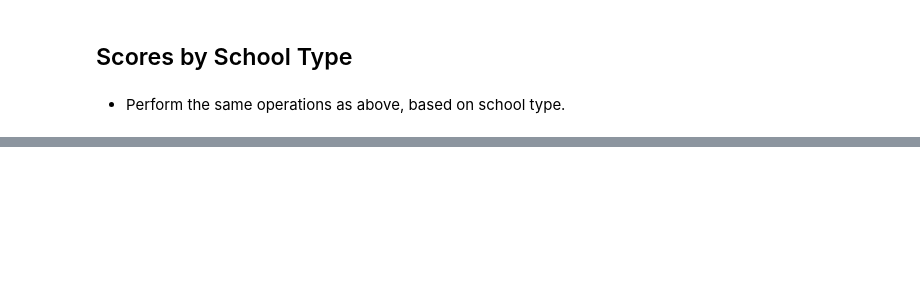
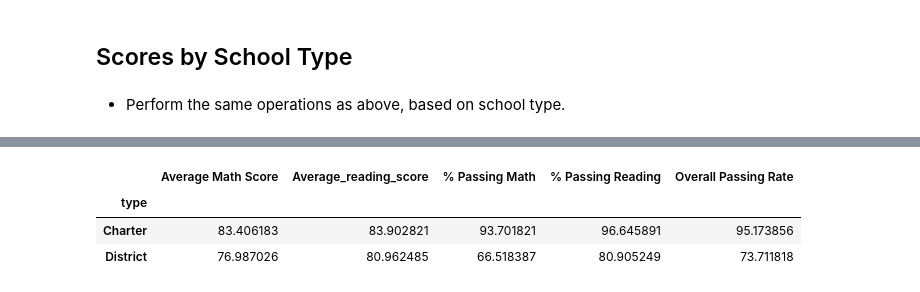
Before and after one commit to klucas11/PyCity-Schools, a Jupyter notebook: PyCitySchools_starter.ipynb, the cells around one changed output, grey strips where cells are left out. Cells and saved outputs as stored; diff of their text form; code cells hidden in the pictures; blank space fills up the shorter version.

```diff
--- a/PyCitySchools_starter.ipynb
+++ b/PyCitySchools_starter.ipynb
@@ -293,0 +324,27 @@ group_names = ["Small (<1000)", "Medium (1000-2000)", "Large (2000-5000)"]
+# %%
+groupby_type = school_data_complete.set_index('type').groupby(['type'])
+groupby_type.head()
+
+average_math_score = groupby_type['math_score'].mean()
+average_reading_score = groupby_type['reading_score'].mean()
+students_per_type = groupby_type['Student ID'].count()
+total_passing_math = school_data_complete[school_data_complete['math_score'] >= 70].groupby('type')['student_name'].count()
+percent_passing_math = (total_passing_math / students_per_type) * 100
+total_passing_reading = school_data_complete[school_data_complete['reading_score'] >= 70].groupby('type')['student_name'].count()
+percent_passing_reading = (total_passing_reading / students_per_type) * 100
+overall_passing_rate = (percent_passing_math + percent_passing_reading) / 2
+
+scores_by_school_type_dictionary = {
+    'Average Math Score': average_math_score,
+    'Average_reading_score': average_reading_score,
+    '% Passing Math': percent_passing_math,
+    '% Passing Reading': percent_passing_reading,
+    'Overall Passing Rate': overall_passing_rate}
+
+scores_by_school_type_df = pd.DataFrame(data = scores_by_school_type_dictionary)
+scores_by_school_type_df
+# %% [output]
+|  | Average Math Score | Average_reading_score | % Passing Math | % Passing Reading | Overall Passing Rate |
+| type |  |  |  |  |  |
+| Charter | 83.406183 | 83.902821 | 93.701821 | 96.645891 | 95.173856 |
+| District | 76.987026 | 80.962485 | 66.518387 | 80.905249 | 73.711818 |
```
Also changed, not shown: parts of 8 cells of this notebook.
